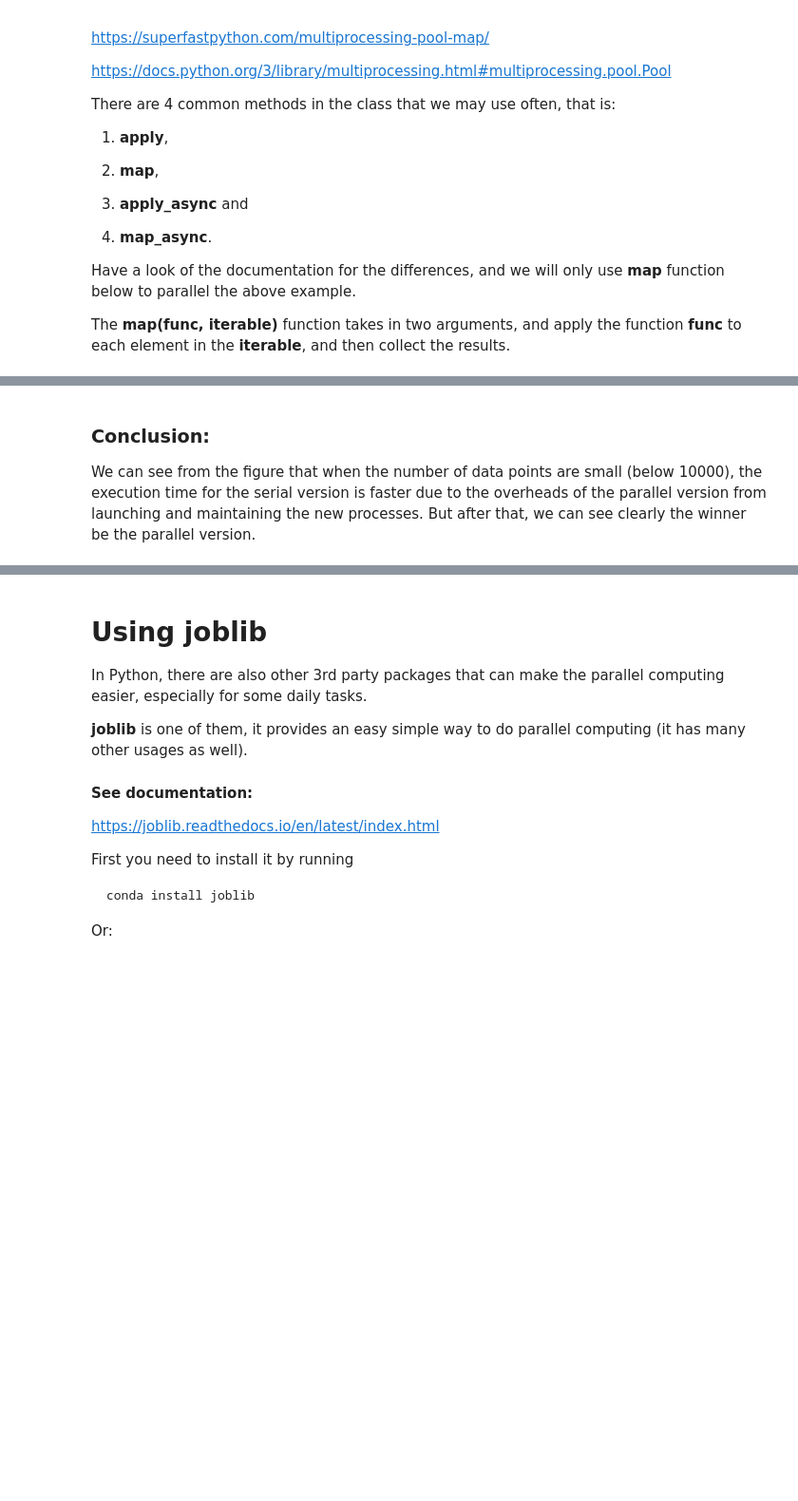
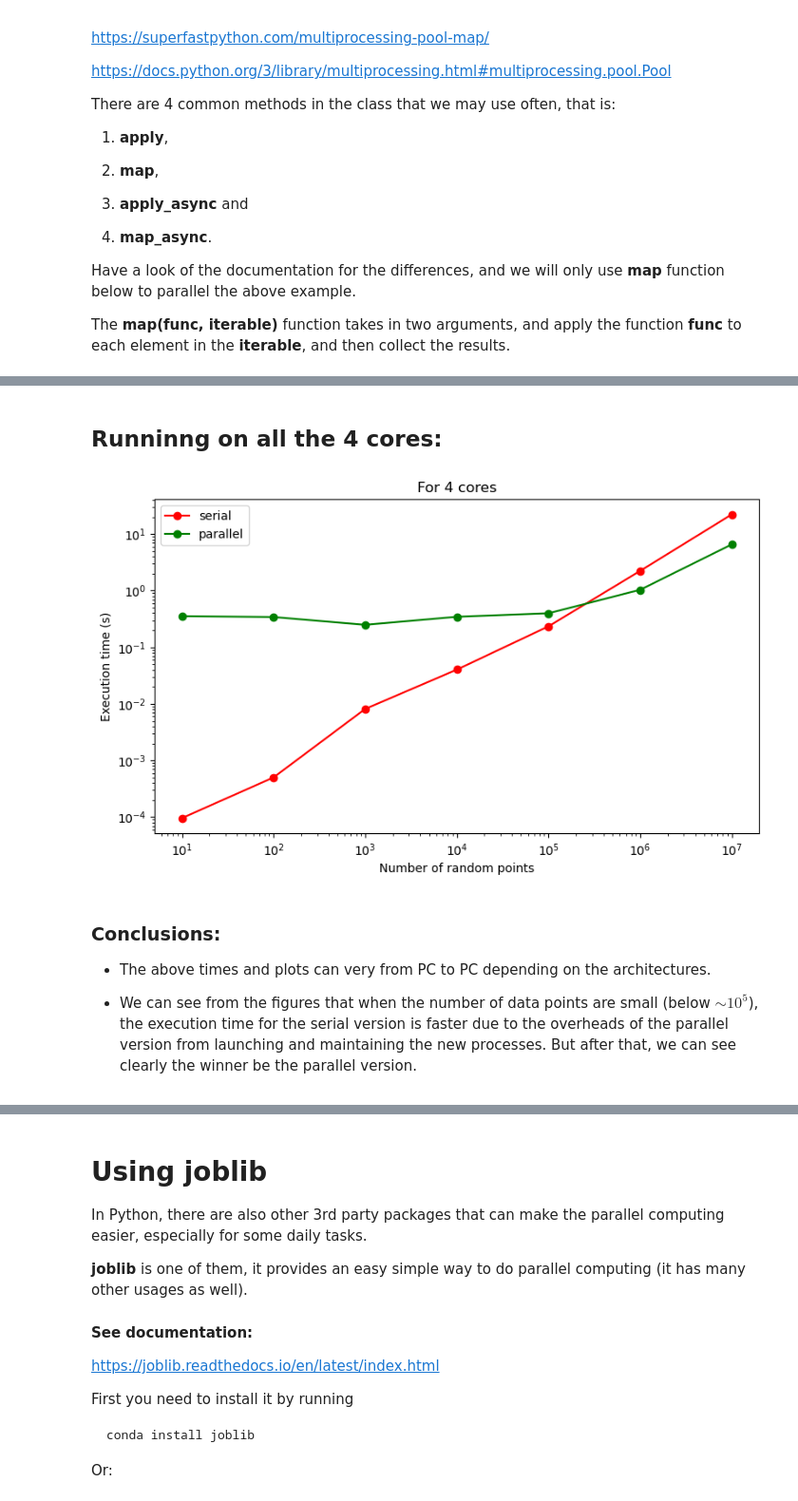
Before and after one commit to DaVas1410/computational-physics-2, a Jupyter notebook: unit-3/305-python-multiprocessing.ipynb, the cells around one changed output, grey strips where cells are left out. Shown at 95% size. Drawn from its saved outputs; the diff is of its cells as text; code cells hidden in the pictures; blank space fills up the shorter version.

```diff
--- a/unit-3/305-python-multiprocessing.ipynb
+++ b/unit-3/305-python-multiprocessing.ipynb
@@ -198,4 +236,38 @@ plt.show()
+# %% [markdown]
+## Runninng on all the 4 cores:
+# %%
+# Generate numbers in log-space:
+n_run = np.logspace(1, 7, num = 7)
+
+n_cpu = 4 #mp.cpu_count()
+#print(n_run)
+
+# Call functions for each n_run[i]
+t_serial = np.array([serial(int(n)) for n in n_run])
+t_parallel = np.array([parallel(int(n), n_cpu) for n in n_run])
+
+# Check outputs
+#print(t_serial)
+#print(t_parallel)
+# %%
+plt.figure(figsize = (9, 5))
+
+plt.title(f"For {n_cpu} cores")
+plt.plot(n_run, t_serial, '-o', color = "red", label = 'serial')
+plt.plot(n_run, t_parallel, '-o', color = "green", label = 'parallel')
+
+plt.loglog()
+plt.legend()
+
+plt.ylabel('Execution time (s)')
+plt.xlabel('Number of random points')
+
+plt.show()
+# %% [output]
+[figure, added]
 # %% [markdown]
-### Conclusion:
+### Conclusions:
 
-We can see from the figure that when the number of data points are small (below 10000), the execution time for the serial version is faster due to the overheads of the parallel version from launching and maintaining the new processes. But after that, we can see clearly the winner be the parallel version.
+- The above times and plots can very from PC to PC depending on the architectures.
+
+- We can see from the figures that when the number of data points are small (below $\sim 10^5$), the execution time for the serial version is faster due to the overheads of the parallel version from launching and maintaining the new processes. But after that, we can see clearly the winner be the parallel version.
```
Also changed, not shown: parts of 18 cells of this notebook, 8 other files.
